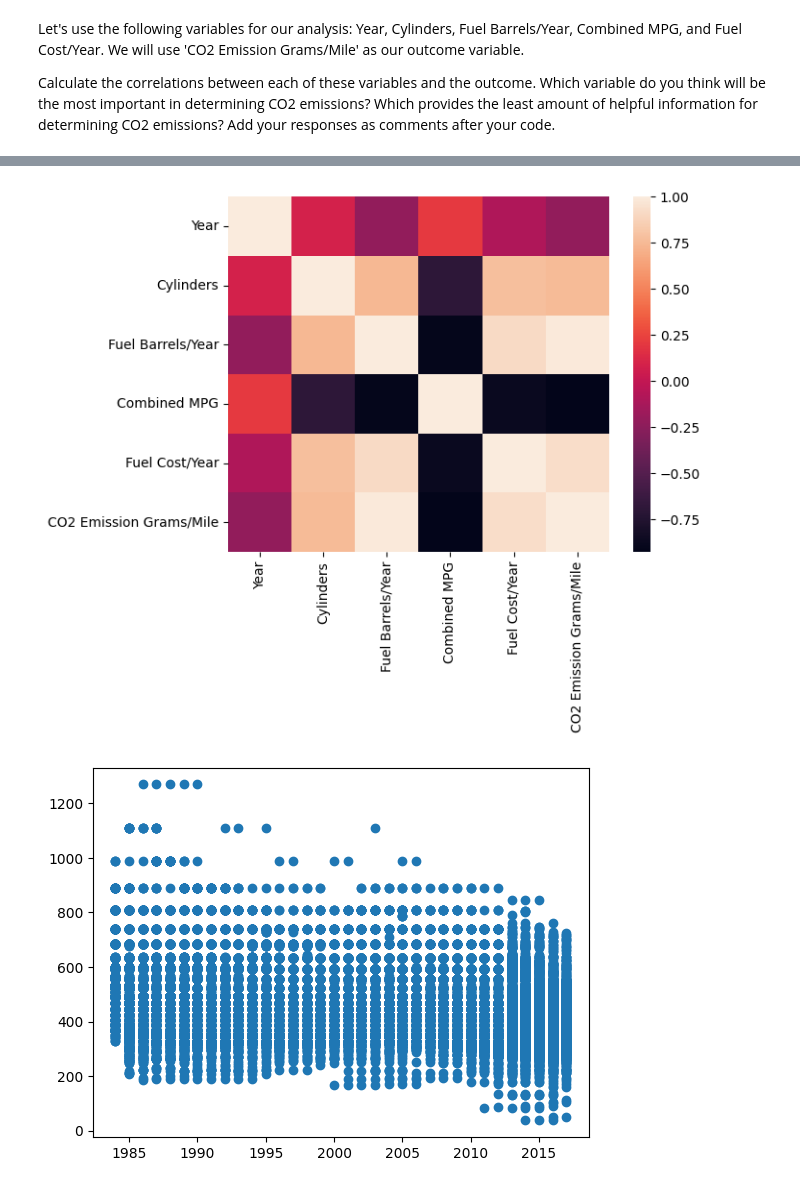
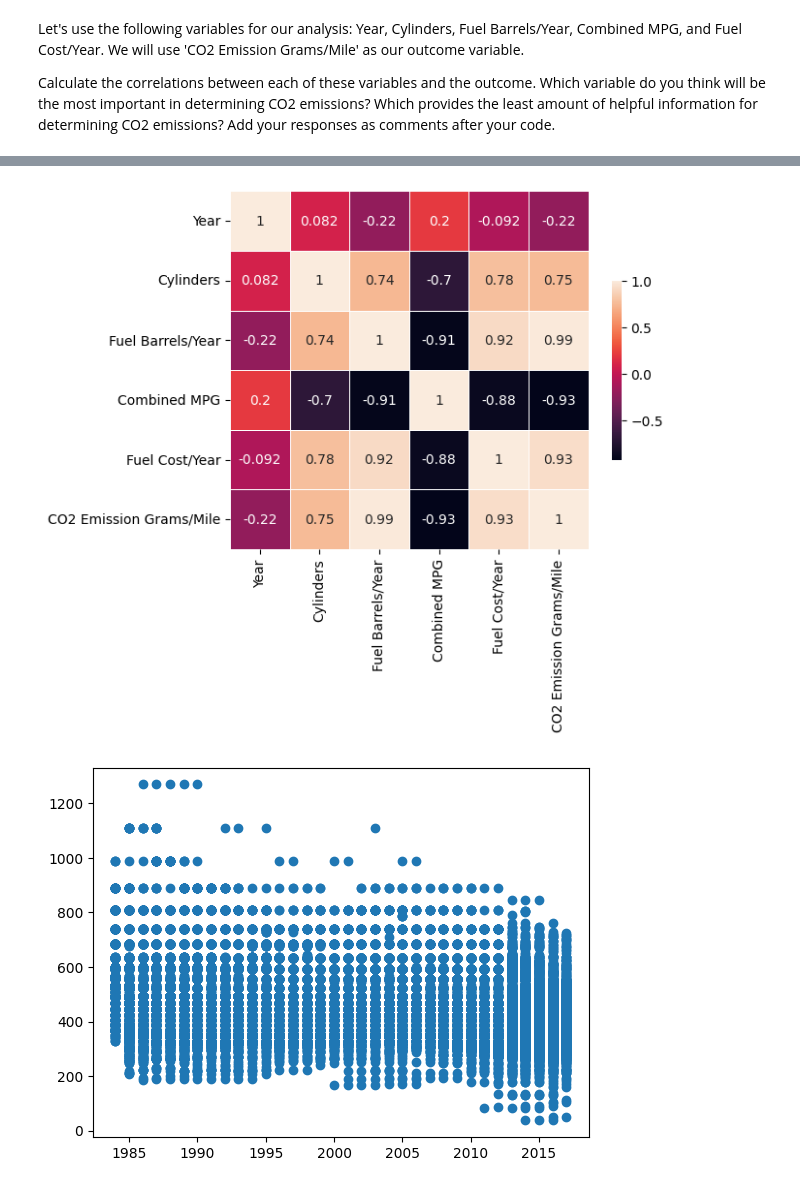
Before and after one commit to Ironhack-Data-Madrid-Octubre-2023/7.3-lab_regression_analysis, a Jupyter notebook: your-code.ipynb, the cells around one changed output, grey strips where cells are left out. Cells and saved outputs as stored; diff of their text form; code cells hidden in the pictures.

```diff
--- a/your-code.ipynb
+++ b/your-code.ipynb
@@ -158,16 +158,20 @@ Calculate the correlations between each of these variables and the outcome. Whic
 # %%
 df = vehicles[['Year','Cylinders','Fuel Barrels/Year','Combined MPG','Fuel Cost/Year','CO2 Emission Grams/Mile']]
 display(df.corr())
-sns.heatmap(df.corr());
+sns.heatmap(df.corr(),
+            square=True,
+            annot=True,
+            linewidths=0.5,
+            cbar_kws={'shrink': 0.5});
 # %% [output]
 |  | Year | Cylinders | Fuel Barrels/Year | Combined MPG | Fuel Cost/Year | CO2 Emission Grams/Mile |
 | Year | 1.000000 | 0.082469 | -0.221084 | 0.204751 | -0.091913 | -0.222300 |
 | Cylinders | 0.082469 | 1.000000 | 0.739517 | -0.698648 | 0.778153 | 0.752393 |
 | Fuel Barrels/Year | -0.221084 | 0.739517 | 1.000000 | -0.909743 | 0.916208 | 0.986189 |
 | Combined MPG | 0.204751 | -0.698648 | -0.909743 | 1.000000 | -0.875185 | -0.926229 |
 | Fuel Cost/Year | -0.091913 | 0.778153 | 0.916208 | -0.875185 | 1.000000 | 0.930865 |
 | CO2 Emission Grams/Mile | -0.222300 | 0.752393 | 0.986189 | -0.926229 | 0.930865 | 1.000000 |
-[figure, old version]
+[figure, new version]
 # %%
 plt.scatter(df.Year, df['CO2 Emission Grams/Mile']);
 # %% [output]
```
Also changed, not shown: parts of 4 cells of this notebook.
